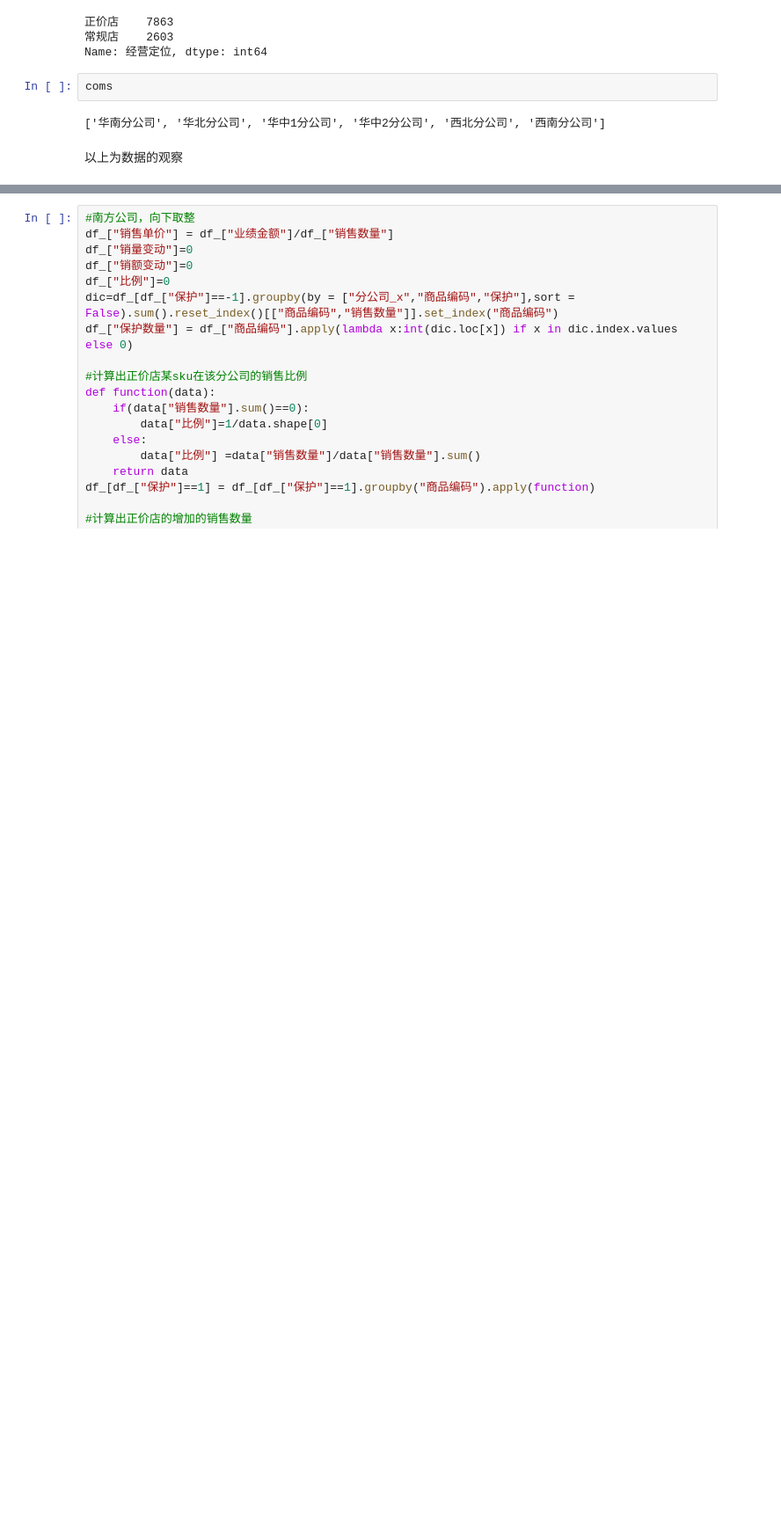
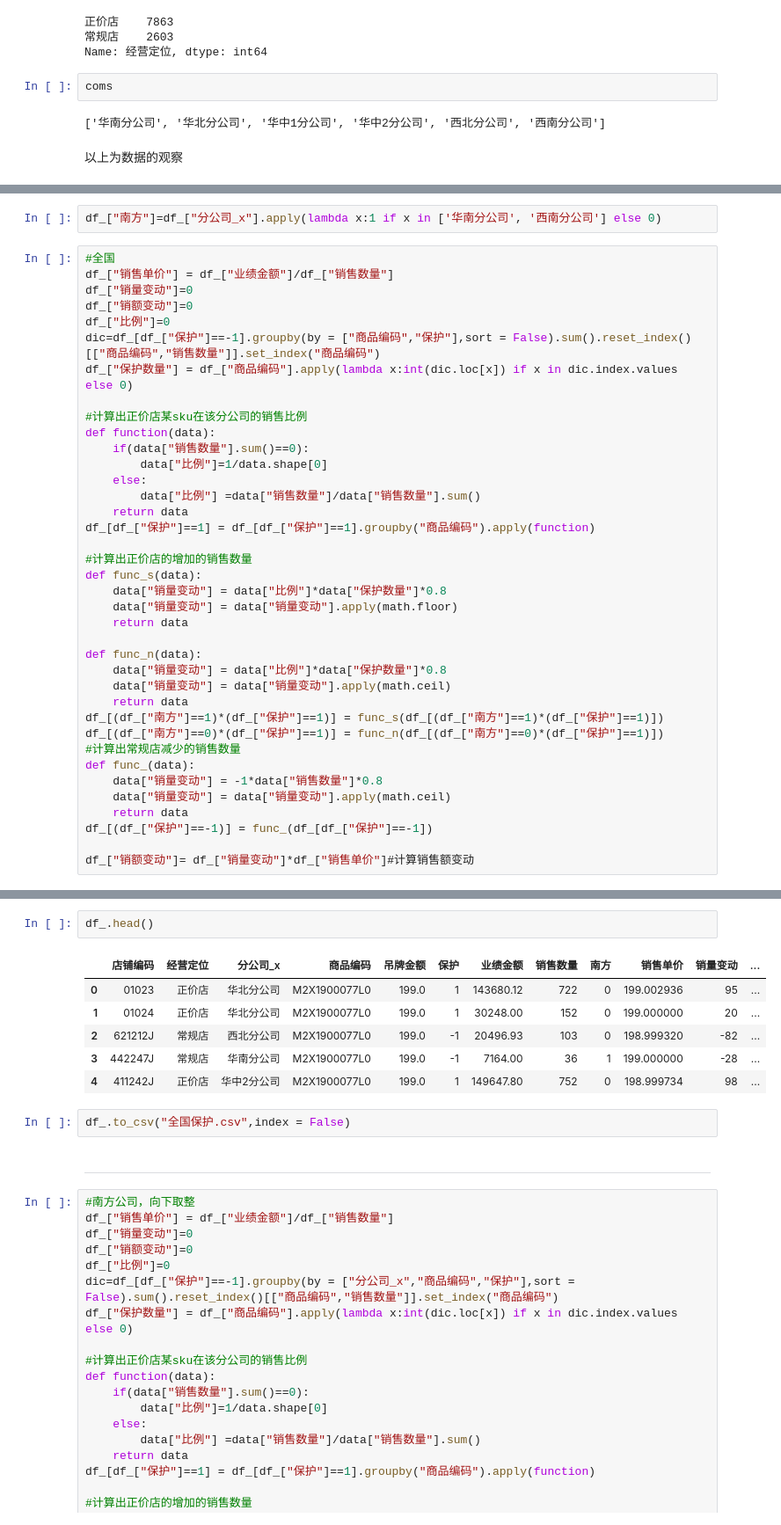
Before and after one commit to gix-fashion/Exploration, a Jupyter notebook: 正价保护.ipynb, the cells around one changed output, grey strips where cells are left out. Shown at 88% size. Drawn from its saved outputs; the diff is of its cells as text; blank space fills up the shorter version.

```diff
--- a/正价保护.ipynb
+++ b/正价保护.ipynb
@@ -254,0 +308,40 @@ coms
+# %%
+df_["南方"]=df_["分公司_x"].apply(lambda x:1 if x in ['华南分公司', '西南分公司'] else 0)
+# %%
+#全国
+df_["销售单价"] = df_["业绩金额"]/df_["销售数量"]
+df_["销量变动"]=0
+df_["销额变动"]=0
+df_["比例"]=0
+dic=df_[df_["保护"]==-1].groupby(by = ["商品编码","保护"],sort = False).sum().reset_index()[["商品编码","销售数量"]].set_index("商品编码")
+df_["保护数量"] = df_["商品编码"].apply(lambda x:int(dic.loc[x]) if x in dic.index.values else 0)
+
+#计算出正价店某sku在该分公司的销售比例
+def function(data):
+    if(data["销售数量"].sum()==0):
+        data["比例"]=1/data.shape[0]
+    else:
+        data["比例"] =data["销售数量"]/data["销售数量"].sum()
+    return data
+df_[df_["保护"]==1] = df_[df_["保护"]==1].groupby("商品编码").apply(function)
+
+#计算出正价店的增加的销售数量
+def func_s(data):
+    data["销量变动"] = data["比例"]*data["保护数量"]*0.8
+    data["销量变动"] = data["销量变动"].apply(math.floor)
+    return data
+
+def func_n(data):
+    data["销量变动"] = data["比例"]*data["保护数量"]*0.8
+    data["销量变动"] = data["销量变动"].apply(math.ceil)
+    return data
+df_[(df_["南方"]==1)*(df_["保护"]==1)] = func_s(df_[(df_["南方"]==1)*(df_["保护"]==1)])
+df_[(df_["南方"]==0)*(df_["保护"]==1)] = func_n(df_[(df_["南方"]==0)*(df_["保护"]==1)])
+#计算出常规店减少的销售数量
+def func_(data):
+    data["销量变动"] = -1*data["销售数量"]*0.8
+    data["销量变动"] = data["销量变动"].apply(math.ceil)
+    return data
+df_[(df_["保护"]==-1)] = func_(df_[df_["保护"]==-1])
+
+df_["销额变动"]= df_["销量变动"]*df_["销售单价"]#计算销售额变动
@@ -255,3 +366,16 @@ coms
+# %%
+df_.head()
+# %% [output]
+|  | 店铺编码 | 经营定位 | 分公司_x | 商品编码 | 吊牌金额 | 保护 | 业绩金额 | 销售数量 | 南方 | 销售单价 | 销量变动 | ... |
+| 0 | 01023 | 正价店 | 华北分公司 | M2X1900077L0 | 199.0 | 1 | 143680.12 | 722 | 0 | 199.002936 | 95 | ... |
+| 1 | 01024 | 正价店 | 华北分公司 | M2X1900077L0 | 199.0 | 1 | 30248.00 | 152 | 0 | 199.000000 | 20 | ... |
+| 2 | 621212J | 常规店 | 西北分公司 | M2X1900077L0 | 199.0 | -1 | 20496.93 | 103 | 0 | 198.999320 | -82 | ... |
+| 3 | 442247J | 常规店 | 华南分公司 | M2X1900077L0 | 199.0 | -1 | 7164.00 | 36 | 1 | 199.000000 | -28 | ... |
+| 4 | 411242J | 正价店 | 华中2分公司 | M2X1900077L0 | 199.0 | 1 | 149647.80 | 752 | 0 | 198.999734 | 98 | ... |
+# %%
+df_.to_csv("全国保护.csv",index = False)
+# %% [markdown]
+***
 # %%
 #南方公司，向下取整
 df_["销售单价"] = df_["业绩金额"]/df_["销售数量"]
```
Also changed, not shown: parts of 15 cells of this notebook.
